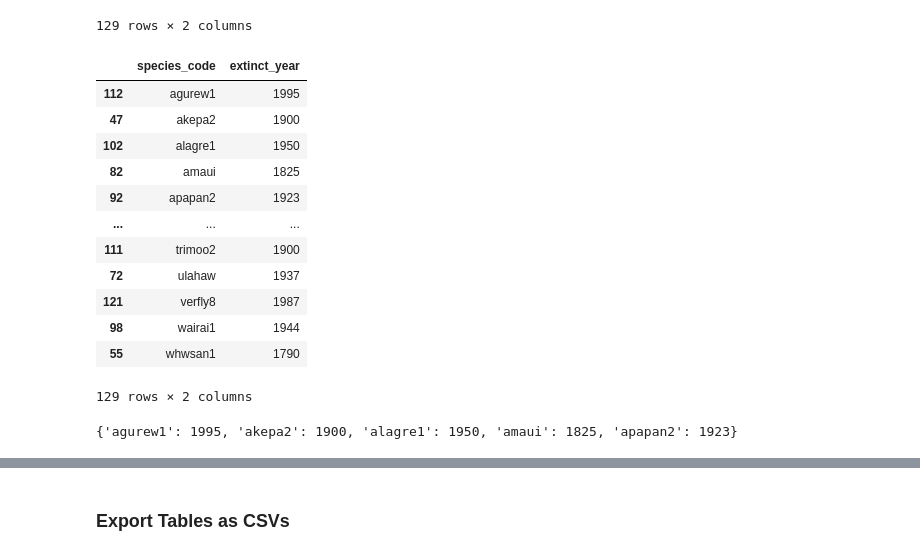
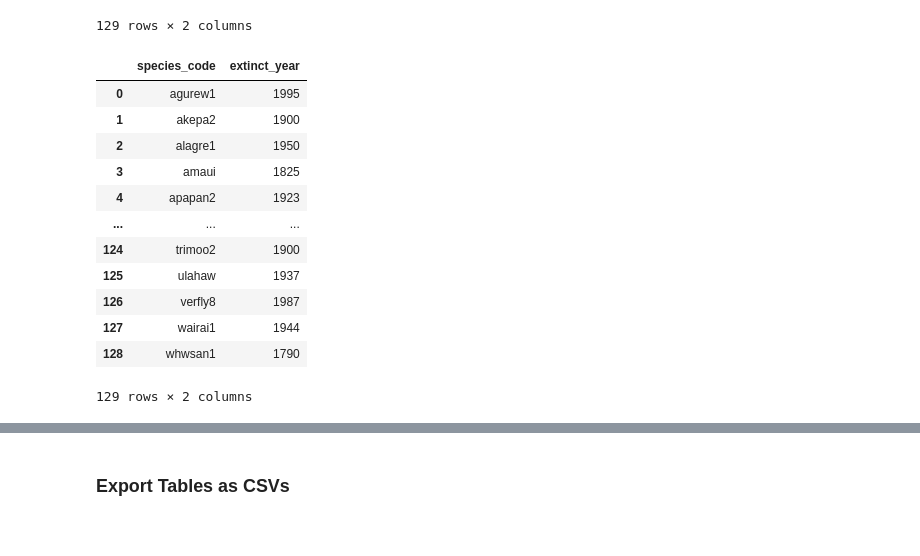
Before and after one commit to rkkocheran/project_feederwatch, a Jupyter notebook: notebooks/pfw_cleaning.ipynb, the cells around one changed output, grey strips where cells are left out. Saved outputs shown, nothing was run; the diff lists cells and outputs as text; code cells hidden in the pictures.

```diff
--- a/notebooks/pfw_cleaning.ipynb
+++ b/notebooks/pfw_cleaning.ipynb
@@ -251,17 +253,17 @@ effort_dim
 # %%
-pfw_data_dict_orig = pd.read_excel('../data/FeederWatch_Data_Dictionary.xlsx',
-                                   sheet_name='Species Codes',
-                                   header=1)
+data_dict_orig = pd.read_excel('../data/FeederWatch_Data_Dictionary.xlsx',
+                               sheet_name='Species Codes',
+                               header=1)
 # %%
-pfw_data_dict = pfw_data_dict_orig.copy(deep=True)
+data_dict_dim = data_dict_orig.copy(deep=True)
 # %%
-pfw_data_dict.columns = pfw_data_dict.columns.str.lower()
-pfw_data_dict = pfw_data_dict[['species_code',
+data_dict_dim.columns = data_dict_dim.columns.str.lower()
+data_dict_dim = data_dict_dim[['species_code',
                                'sci_name',
                                'primary_com_name',
                                'order1',
                                'family',
                                'extinct',
                                'extinct_year']]
-pfw_data_dict = pfw_data_dict.rename(columns={'order1':'order'})
+data_dict_dim = data_dict_dim.rename(columns={'order1':'order'})
 # %%
@@ -301,3 +287,3 @@ pfw_data_dict.loc[pfw_data_dict.extinct != 0]
 # %%
-extinct_df = pfw_data_dict.loc[pfw_data_dict.extinct != 0][['species_code', 'extinct_year']].reset_index(drop=True)
+extinct_species_dim = data_dict_dim.loc[data_dict_dim.extinct != 0][['species_code', 'extinct_year']].reset_index(drop=True)
 # %%
@@ -317,21 +303,21 @@ extinct_df
 | 128 | noipio1 | 1902.0 |
 129 rows × 2 columns
 # %%
-extinct_df.extinct_year = extinct_df.extinct_year.fillna(-1)
-extinct_df = extinct_df.astype({'extinct_year': 'int32'})
-extinct_df = extinct_df.sort_values(by='species_code')
-extinct_df
+extinct_species_dim.extinct_year = extinct_species_dim.extinct_year.fillna(-1)
+extinct_species_dim = extinct_species_dim.astype({'extinct_year': 'int32'})
+extinct_species_dim = extinct_species_dim.sort_values(by='species_code').reset_index(drop=True)
+extinct_species_dim
 # %% [output]
 |  | species_code | extinct_year |
-| 112 | agurew1 | 1995 |
-| 47 | akepa2 | 1900 |
-| 102 | alagre1 | 1950 |
-| 82 | amaui | 1825 |
-| 92 | apapan2 | 1923 |
+| 0 | agurew1 | 1995 |
+| 1 | akepa2 | 1900 |
+| 2 | alagre1 | 1950 |
+| 3 | amaui | 1825 |
+| 4 | apapan2 | 1923 |
 | ... | ... | ... |
-| 111 | trimoo2 | 1900 |
-| 72 | ulahaw | 1937 |
-| 121 | verfly8 | 1987 |
-| 98 | wairai1 | 1944 |
-| 55 | whwsan1 | 1790 |
+| 124 | trimoo2 | 1900 |
+| 125 | ulahaw | 1937 |
+| 126 | verfly8 | 1987 |
+| 127 | wairai1 | 1944 |
+| 128 | whwsan1 | 1790 |
 129 rows × 2 columns
@@ -340,5 +323,0 @@ extinct_dict = {family: types for (family, types) in zip(extinct_df.species_code
-# %%
-dict_head = dict(itertools.islice(extinct_dict.items(), 5))
-print(dict_head)
-# %% [output]
-{'agurew1': 1995, 'akepa2': 1900, 'alagre1': 1950, 'amaui': 1825, 'apapan2': 1923}
```
Also changed, not shown: parts of 52 cells of this notebook.
